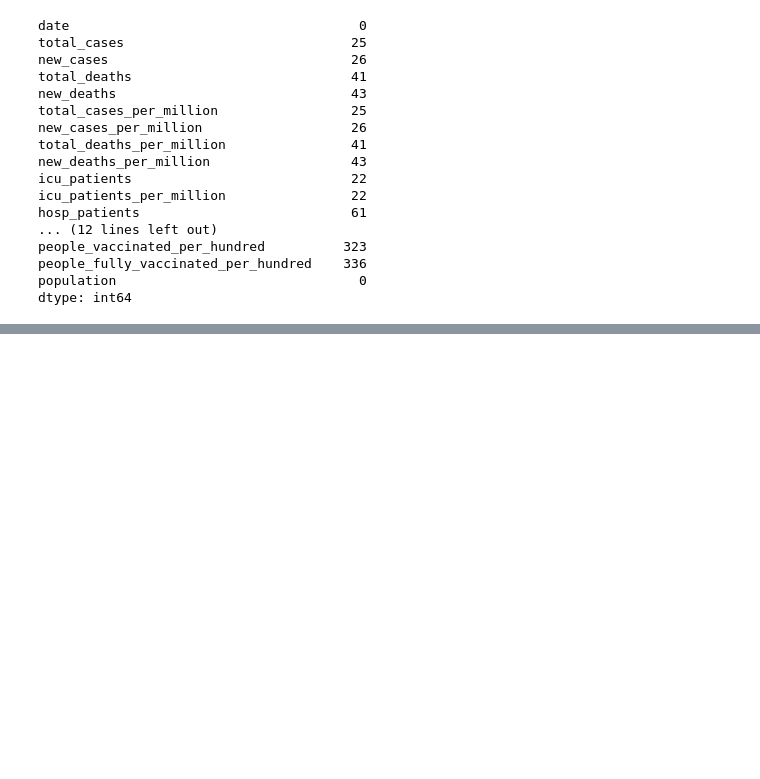
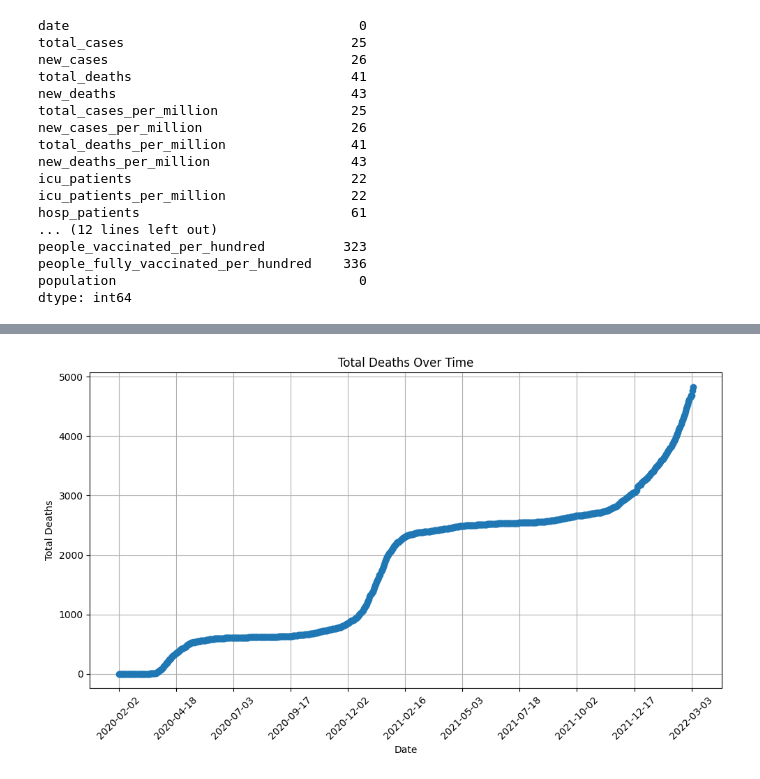
Before and after one commit to Peter537/Dat4-BI-MP1, a Jupyter notebook: denmark-covid-data.ipynb, the cells around one changed output, grey strips where cells are left out. Drawn from its saved outputs; the diff is of its cells as text; code cells hidden in the pictures; blank space fills up the shorter version.

```diff
--- a/denmark-covid-data.ipynb
+++ b/denmark-covid-data.ipynb
@@ -152,0 +197,4 @@ df.tail(10)
+# %%
+plot_over_date(df, 'total_deaths', 'Total Deaths')
+# %% [output]
+[figure, added]
```
Also changed, not shown: parts of 10 cells of this notebook.
